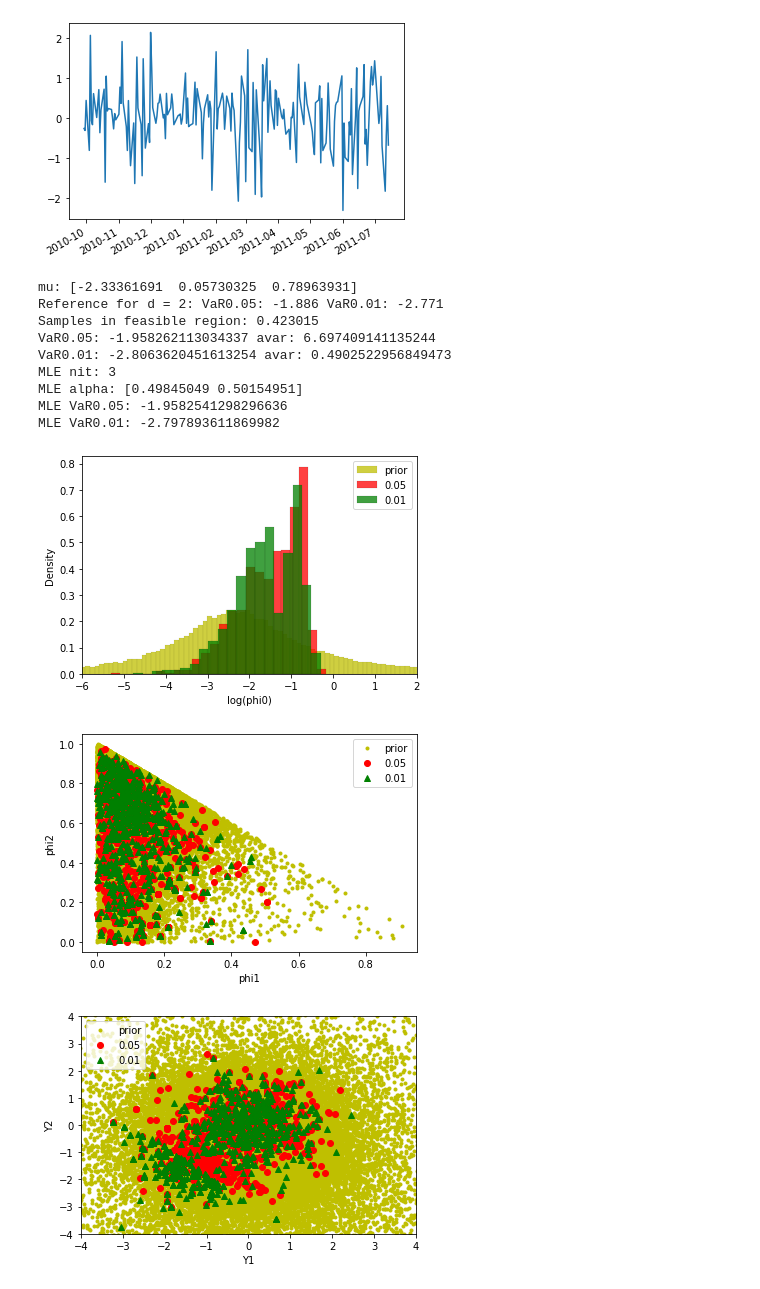
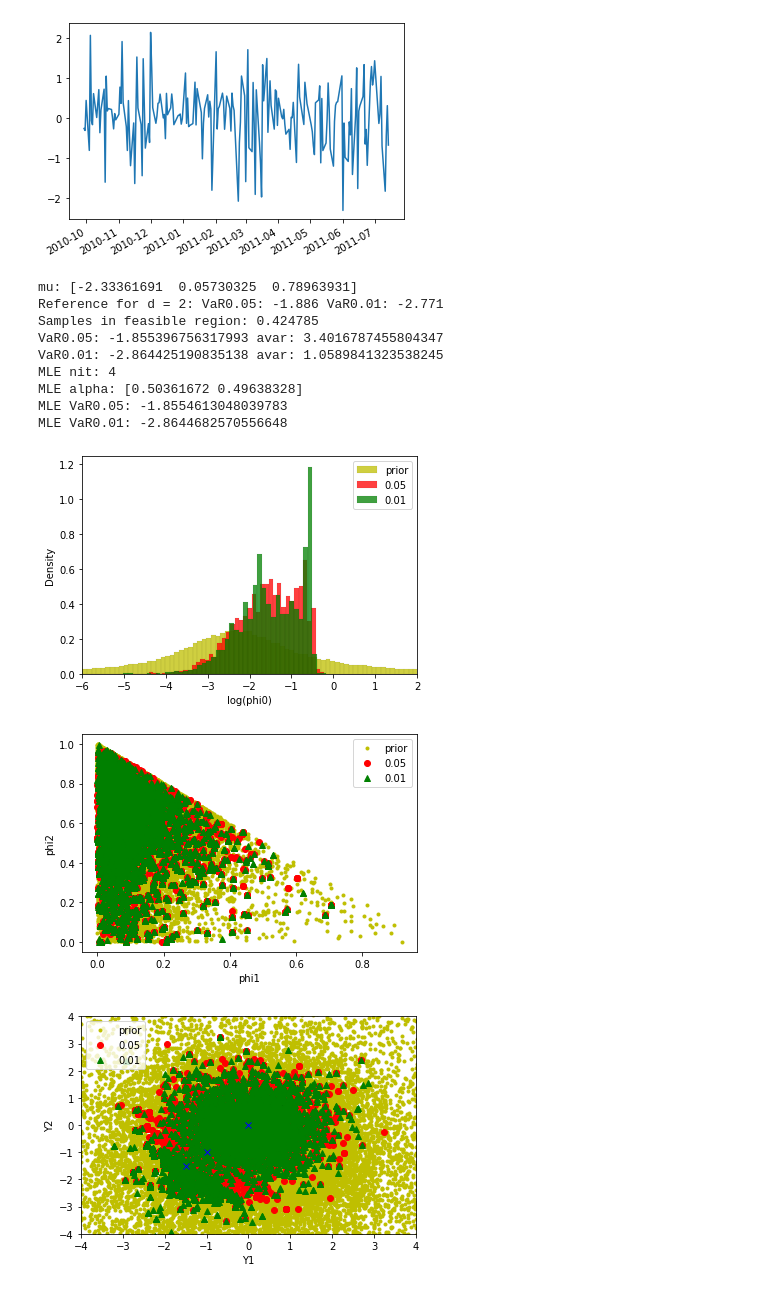
Before and after one commit to IanFla/Two-Stage, a Jupyter notebook: Two-Stage-eg3-pilot.ipynb, the cells around one changed output. Cells and saved outputs as stored; diff of their text form; code cells hidden in the pictures.

```diff
--- a/Two-Stage-eg3-pilot.ipynb
+++ b/Two-Stage-eg3-pilot.ipynb
@@ -158,9 +158,10 @@ def pilot(n,K):
 # %%
 d=2
 n=100000
-K=1000
+K=10000
 mu,Sigma=MLE()
 print('mu:',mu)
+np.random.seed(3033079628)
 print('Reference for d = '+str(d)+':','VaR0.05:',truth[1,0],'VaR0.01:',truth[1,1])
 pars,Yd,ind1,ind2,good=pilot(n,K)
 pars1=pars[ind1]
@@ -169,40 +170,41 @@ Yd1=Yd[ind1]
 Yd2=Yd[ind2]
 
 sb.histplot(pars[good,0],color='y',label='prior',stat='density')
 sb.histplot(pars1[:,0],color='r',label=0.05,stat='density')
 sb.histplot(pars2[:,0],color='g',label=0.01,stat='density')
 plt.xlabel('log(phi0)')
 plt.xlim([-6,2])
 plt.legend()
 plt.show()
 
 plt.plot(pars[good,1],pars[good,2],'.y',label='prior')
 plt.plot(pars1[:,1],pars1[:,2],'or',label=0.05)
 plt.plot(pars2[:,1],pars2[:,2],'^g',label=0.01)
 plt.xlabel('phi1')
 plt.ylabel('phi2')
 plt.legend()
 plt.show()
 
 plt.plot(Yd[good,0],Yd[good,1],'.y',label='prior')
 plt.plot(Yd1[:,0],Yd1[:,1],'or',label=0.05)
 plt.plot(Yd2[:,0],Yd2[:,1],'^g',label=0.01)
+plt.plot([0,-1.5,-1],[0,-1.5,-1],'xb')
 plt.xlabel('Y1')
 plt.ylabel('Y2')
 plt.xlim([-4,4])
 plt.ylim([-4,4])
 plt.legend()
 plt.show()
 # %% [output]
 mu: [-2.33361691  0.05730325  0.78963931]
 Reference for d = 2: VaR0.05: -1.886 VaR0.01: -2.771
-Samples in feasible region: 0.423015
-VaR0.05: -1.958262113034337 avar: 6.697409141135244
-VaR0.01: -2.8063620451613254 avar: 0.4902522956849473
-MLE nit: 3
-MLE alpha: [0.49845049 0.50154951]
-MLE VaR0.05: -1.9582541298296636
-MLE VaR0.01: -2.797893611869982
+Samples in feasible region: 0.424785
+VaR0.05: -1.855396756317993 avar: 3.4016787455804347
+VaR0.01: -2.864425190835138 avar: 1.0589841323538245
+MLE nit: 4
+MLE alpha: [0.50361672 0.49638328]
+MLE VaR0.05: -1.8554613048039783
+MLE VaR0.01: -2.8644682570556648
-[figure, old version]
+[figure, new version]
-[figure, old version]
+[figure, new version]
-[figure, old version]
+[figure, new version]
```
Also changed, not shown: parts of 2 cells of this notebook.
